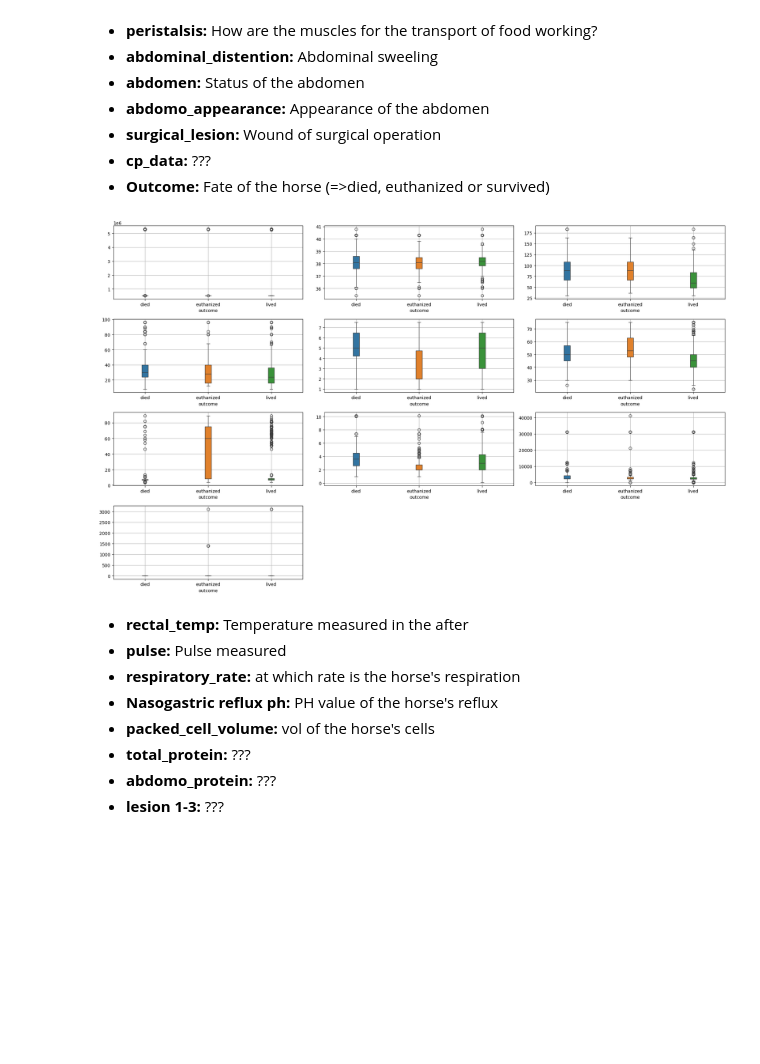
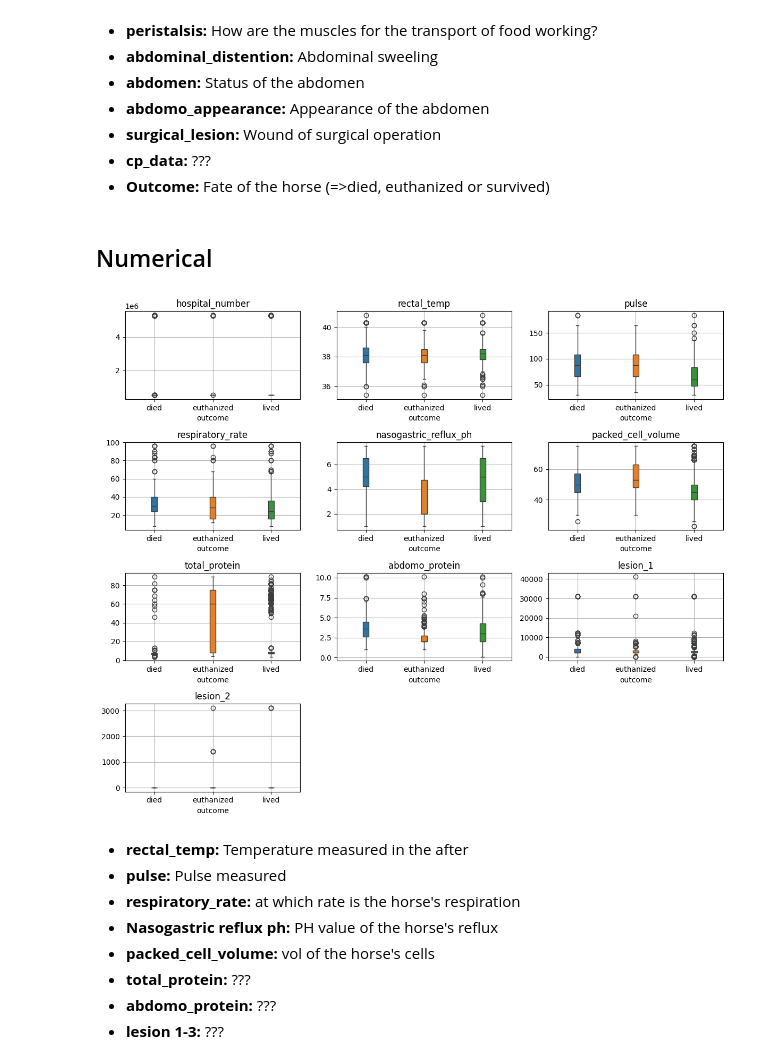
Before and after one commit to RobinWesselmann/classification_Horse_Health_Outcome, a Jupyter notebook: notebooks/EDA.ipynb, the cells around one changed output. Drawn from its saved outputs; the diff is of its cells as text; code cells hidden in the pictures; blank space fills up the shorter version.

```diff
--- a/notebooks/EDA.ipynb
+++ b/notebooks/EDA.ipynb
@@ -21,3 +27,18 @@ test_data = pd.read_csv(RAW_DATA_PATH + "//test.csv")
 train_data = pd.read_csv(RAW_DATA_PATH + "//train.csv")
 # %% [markdown]
 # Short overview
+# %%
+def calc_no_of_outlier(input_values):
+
+    input_values = input_values.astype("float")
+
+    q_1 = np.quantile(input_values, 0.25)
+    q_3 = np.quantile(input_values, 0.75)
+    IQR = q_3 - q_1
+    upper_limit = q_3 + IQR * 1.5
+    lower_limit = q_1 - IQR * 1.5
+
+    mask = ((input_values > upper_limit)|(input_values < lower_limit))
+    outlier = np.where(mask, input_values, "outlier")
+
+    return outlier
@@ -24,5 +65,5 @@ train_data = pd.read_csv(RAW_DATA_PATH + "//train.csv")
 # %%
-relevant_cols = ["feat", "dtype", "count", "N/A", "nunique"]
+relevant_cols = ["feat", "dtype", "count", "N/A", "nunique", "outliers"]
 df_info = pd.DataFrame(columns = relevant_cols)
 agg_data = np.array(relevant_cols)
 
@@ -33,10 +74,14 @@ for col in train_data.columns.to_list():
     data = np.append(data, train_data[col].shape[0])
     data = np.append(data, train_data[col].isnull().sum())
     data = np.append(data, train_data[col].nunique())
+    if train_data[col].dtype=="object":
+        data = np.append(data, "xxx")
+    else:
+        data = np.append(data, len(set(calc_no_of_outlier(train_data[col].values))))
 
     agg_data = np.vstack((agg_data, data))
 
 df_info = pd.DataFrame(agg_data).iloc[1:].rename({k:v for k, v in enumerate(relevant_cols)}, axis = 1)
 
-df_info
+df_info.sort_values(by="dtype")
 # %% [output]
@@ -128,6 +125,8 @@ for i, sub_plot in enumerate(sub_arr):
             palette = "rocket",
         )
 
+        sub_plot.grid()
+
     else:
         sub_plot.set_visible(False)
 
@@ -151,29 +150,32 @@ of dehydration)
 * **surgical_lesion:** Wound of surgical operation
 * **cp_data:** ???
 * **Outcome:** Fate of the horse (=>died, euthanized or survived)
+# %% [markdown]
+## Numerical
 # %%
-fig, sub = plt.subplots(4,3,figsize=(20,12))
+fig, sub = plt.subplots(4,3,figsize=(12, 10))
 sub_arr = sub.flatten()
 
 for i, sub_plot in enumerate(sub_arr):
 
     if i<len(numerical_feats[:-1]):
         tmp_data = train_data[[numerical_feats[i], "outcome"]]
         tmp_data_pivot = pd.pivot(data=tmp_data, columns="outcome", values=numerical_feats[i])
         sns.boxplot(
             data=tmp_data_pivot,
             ax = sub_plot,
             width = 0.1,
         )
         sub_plot.grid()
+        sub_plot.set_title(f"{numerical_feats[i]}")
 
     else:
         sub_plot.set_visible(False)
 
 
 fig.tight_layout()
 # %% [output]
-[figure, old version]
+[figure, new version]
 # %% [markdown]
 * **rectal_temp:** Temperature measured in the after
 * **pulse:** Pulse measured
```
Also changed, not shown: parts of 23 cells of this notebook, 1 other file.
